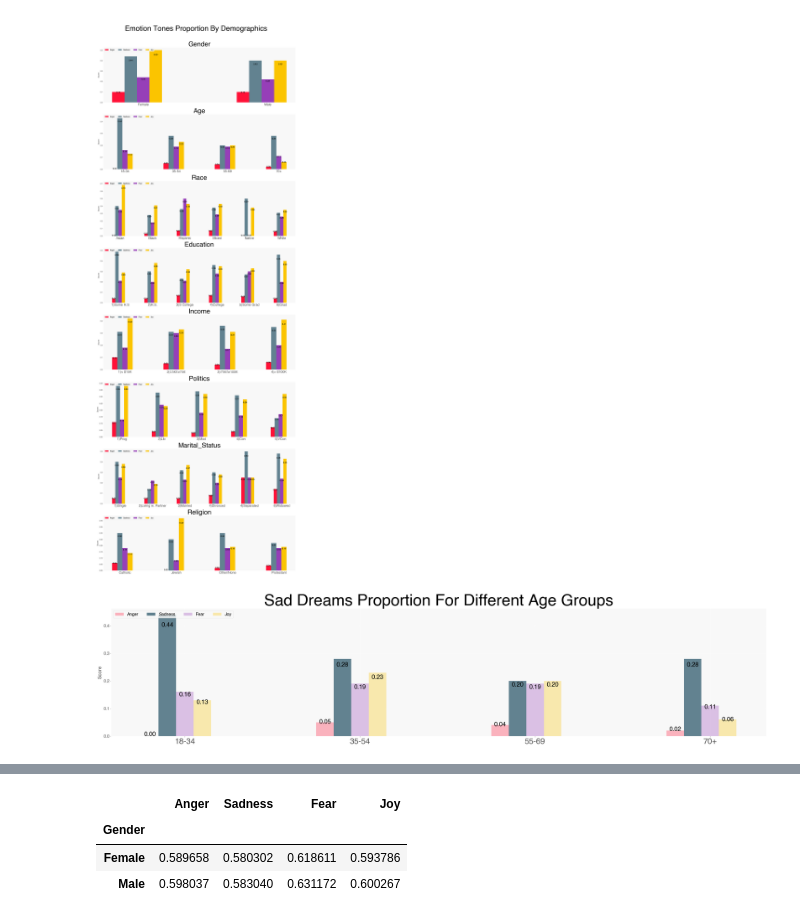
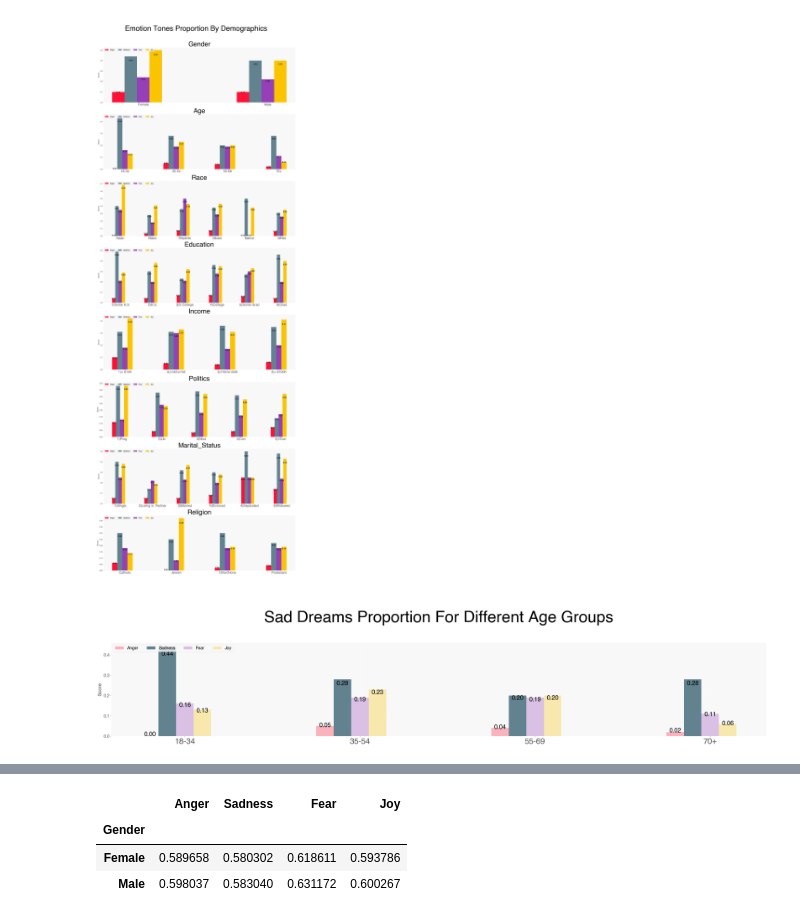
Before and after one commit to MekdiYilma/dreams, a Jupyter notebook: EDA/tone_analysis_on_SDDb.ipynb, the cells around one changed output, grey strips where cells are left out. Drawn from its saved outputs; the diff is of its cells as text; code cells hidden in the pictures.

```diff
--- a/EDA/tone_analysis_on_SDDb.ipynb
+++ b/EDA/tone_analysis_on_SDDb.ipynb
@@ -550,32 +550,32 @@ tone_names = dream_demographics_df.columns
 
 
 x = np.arange(len(demographic_names))
 bar_width = 0.1
 
 fig, ax = plt.subplots(figsize=(35,8), constrained_layout=True)
 
 for j in range(len(tone_names)):
     bars = [dream_demographics_df.iloc[i,j] for i in range(len(dream_demographics_df.index))]
     if tone_cols[j] == 'Sadness':
         ax.bar(x+bar_width*j, bars, width=bar_width, label=emotion_cols[j], color=emotion_bright_colors[j])
     else:
         ax.bar(x+bar_width*j, bars, width=bar_width, label=emotion_cols[j], color=emotion_bright_colors[j], alpha=0.3)
 
 
     for k, bar_h in enumerate(bars):
         ax.annotate(f'{bar_h:.2f}', ((x+bar_width*j)[k], bars[k]*0.9), color='black', fontsize='x-large', ha='center')
 
 
 
 ax.set_xticks(x+0.2)
 ax.set_xticklabels(list(demographic_names), fontsize=30)
 
 ax.set_ylabel('Score')
-ax.set_title('Sad Dreams Proportion For Different Age Groups', fontsize=60)
+ax.set_title('\nSad Dreams Proportion For Different Age Groups\n', fontsize=60)
 
 
 ax.legend(loc="upper left", ncol=len(tone_names))
 
 fig.savefig('../img/sadness_proportions_two_age_groups.jpg');
 # %% [output]
-[figure, old version]
+[figure, new version]
```
Also changed, not shown: parts of 32 cells of this notebook, 1 other file.
